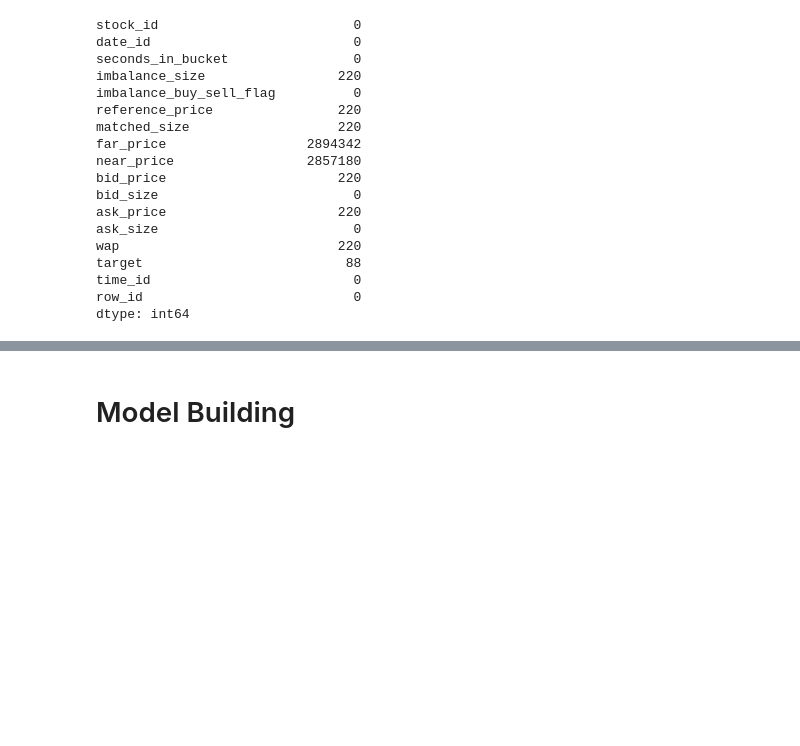
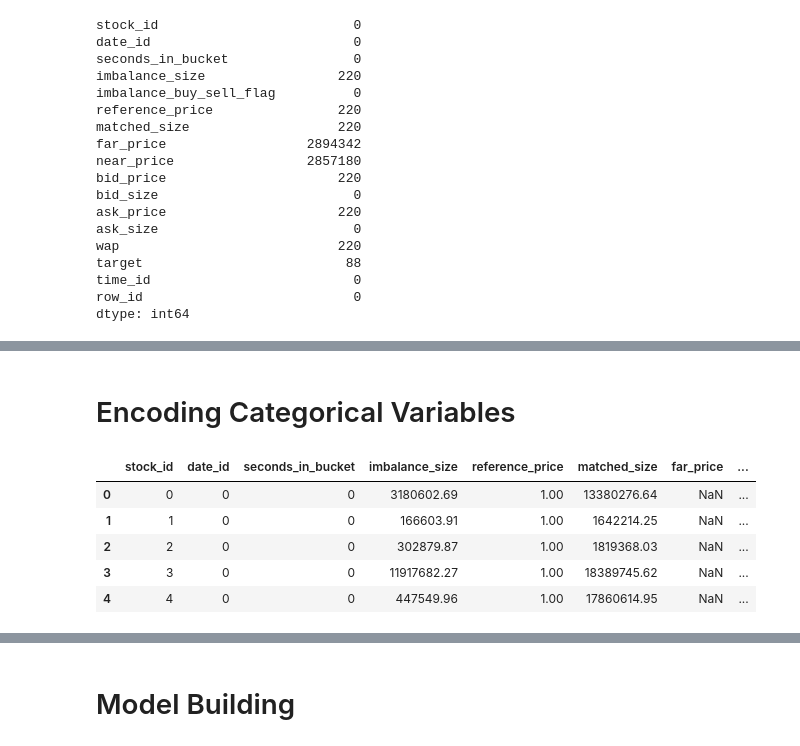
Before and after one commit to Max77788/StockPricePrediction, a Jupyter notebook: stockpriceprediction-project.ipynb, the cells around one changed output, grey strips where cells are left out. Cells and saved outputs as stored; diff of their text form; code cells hidden in the pictures; blank space fills up the shorter version.

```diff
--- a/stockpriceprediction-project.ipynb
+++ b/stockpriceprediction-project.ipynb
@@ -134,4 +141,18 @@ for col in df.columns:
+# %% [markdown]
+# Encoding Categorical Variables
 # %%
 df["stock_id"] = df["stock_id"].astype("object")
 df["time_id"] = df["time_id"].astype("object")
 df["date_id"] = df["date_id"].astype("object")
+df["imbalance_buy_sell_flag"] = df["imbalance_buy_sell_flag"].astype("object")
+# %%
+df = pd.get_dummies(df, columns=["imbalance_buy_sell_flag"])
+# %%
+df.head()
+# %% [output]
+|  | stock_id | date_id | seconds_in_bucket | imbalance_size | reference_price | matched_size | far_price | ... |
+| 0 | 0 | 0 | 0 | 3180602.69 | 1.00 | 13380276.64 | NaN | ... |
+| 1 | 1 | 0 | 0 | 166603.91 | 1.00 | 1642214.25 | NaN | ... |
+| 2 | 2 | 0 | 0 | 302879.87 | 1.00 | 1819368.03 | NaN | ... |
+| 3 | 3 | 0 | 0 | 11917682.27 | 1.00 | 18389745.62 | NaN | ... |
+| 4 | 4 | 0 | 0 | 447549.96 | 1.00 | 17860614.95 | NaN | ... |
```
Also changed, not shown: parts of 73 cells of this notebook.
